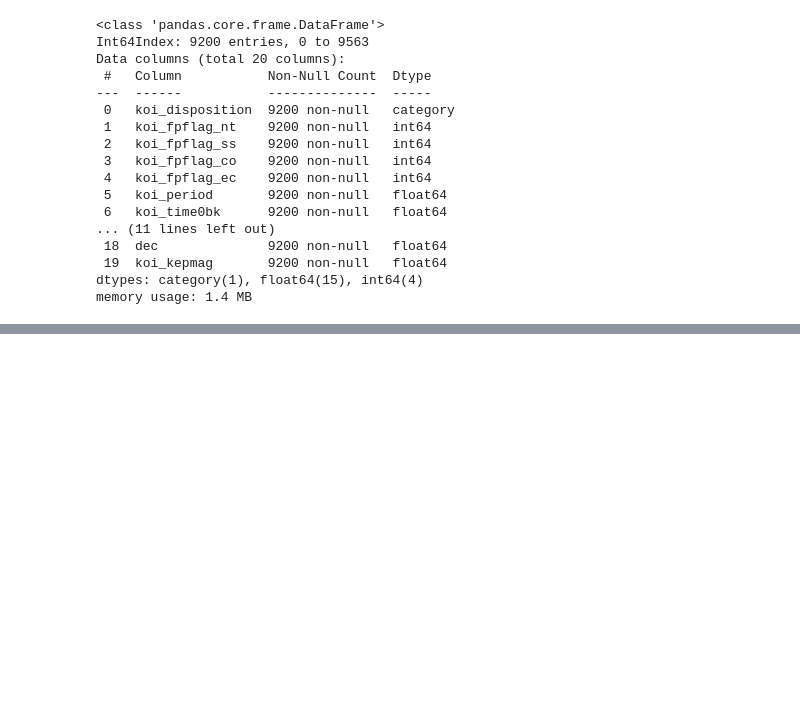
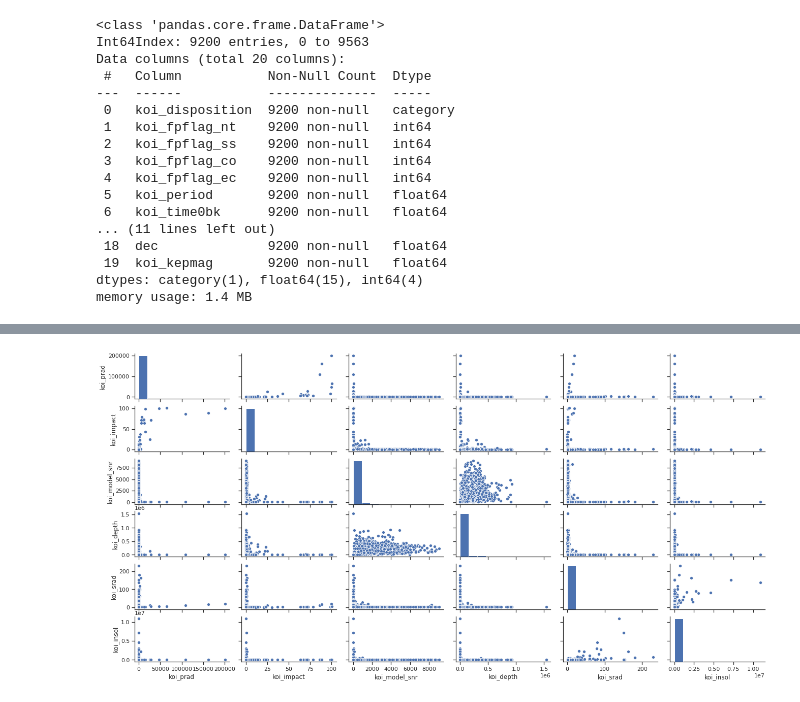
Before and after one commit to ArminD93/KeplerExoplanetSearchResults, a Jupyter notebook: KeplerExoplanetSearchResults.ipynb, the cells around one changed output, grey strips where cells are left out. Drawn from its saved outputs; the diff is of its cells as text; code cells hidden in the pictures; blank space fills up the shorter version.

```diff
--- a/KeplerExoplanetSearchResults.ipynb
+++ b/KeplerExoplanetSearchResults.ipynb
@@ -203,0 +240,6 @@ memory usage: 1.4 MB
+# %%
+cols = [ 'koi_prad', 'koi_impact', 'koi_model_snr', 'koi_depth', 'koi_srad', 'koi_insol']
+sns.pairplot(kepler[cols], height=1.5, aspect=2)
+plt.show()
+# %% [output]
+[figure, added]
```
Also changed, not shown: parts of 7 cells of this notebook.
